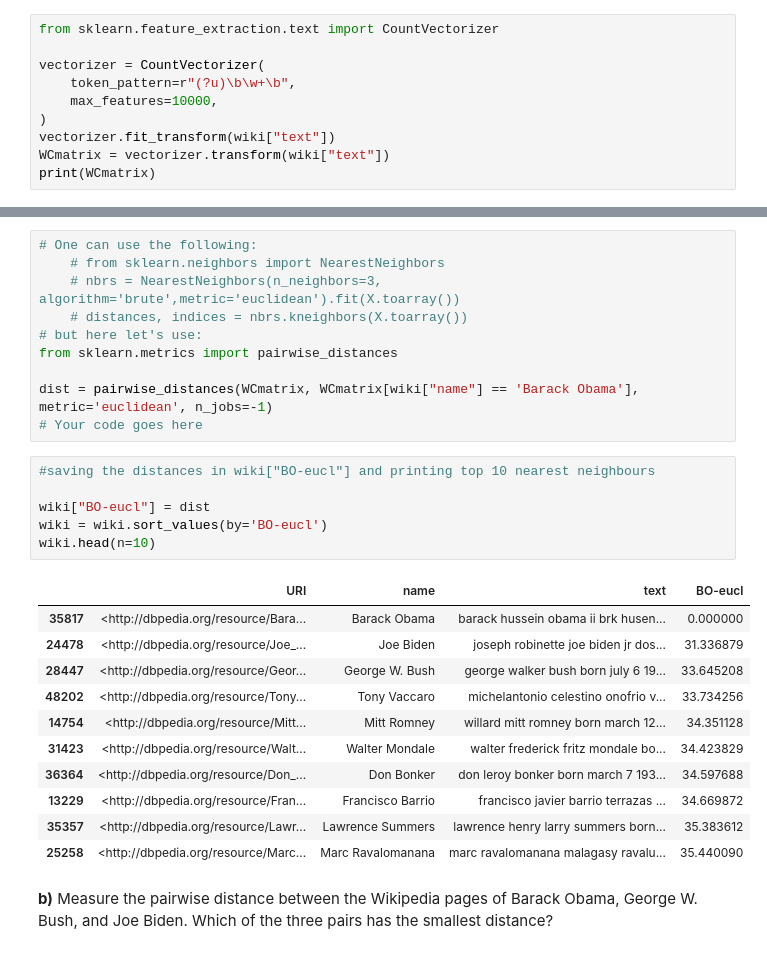
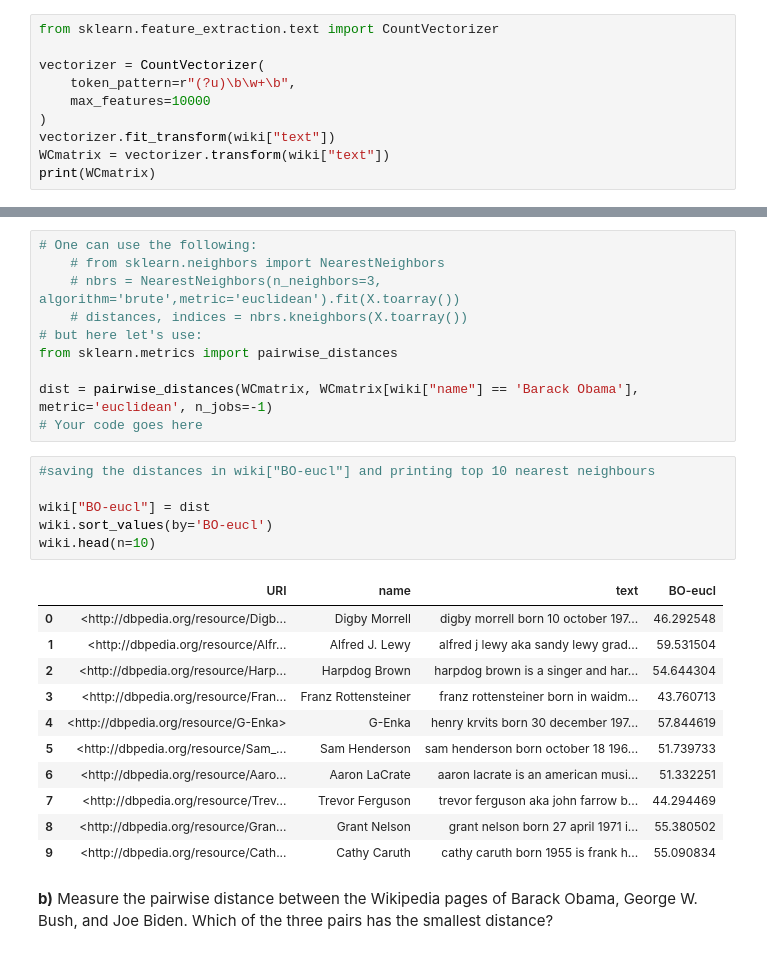
Before and after one commit to mawojcik/introduction_to_data_science, a Jupyter notebook: Lab_5/Assignment_5.ipynb, the cells around one changed output, grey strips where cells are left out. Cells and saved outputs as stored; diff of their text form.

Commit message:
Excercise 3a done. Fix: deleted overwriting wiki df in another exercise

```diff
--- a/Lab_5/Assignment_5.ipynb
+++ b/Lab_5/Assignment_5.ipynb
@@ -46,7 +46,7 @@ from sklearn.feature_extraction.text import CountVectorizer
 
 vectorizer = CountVectorizer(
     token_pattern=r"(?u)\b\w+\b",
-    max_features=10000,
+    max_features=10000
 )
 vectorizer.fit_transform(wiki["text"])
 WCmatrix = vectorizer.transform(wiki["text"])
@@ -88,21 +88,21 @@ dist = pairwise_distances(WCmatrix, WCmatrix[wiki["name"] == 'Barack Obama'], me
 # %%
 #saving the distances in wiki["BO-eucl"] and printing top 10 nearest neighbours
 
 wiki["BO-eucl"] = dist
-wiki = wiki.sort_values(by='BO-eucl')
+wiki.sort_values(by='BO-eucl')
 wiki.head(n=10)
 # %% [output]
 |  | URI | name | text | BO-eucl |
-| 35817 | <http://dbpedia.org/resource/Bara... | Barack Obama | barack hussein obama ii brk husen... | 0.000000 |
-| 24478 | <http://dbpedia.org/resource/Joe_... | Joe Biden | joseph robinette joe biden jr dos... | 31.336879 |
-| 28447 | <http://dbpedia.org/resource/Geor... | George W. Bush | george walker bush born july 6 19... | 33.645208 |
-| 48202 | <http://dbpedia.org/resource/Tony... | Tony Vaccaro | michelantonio celestino onofrio v... | 33.734256 |
-| 14754 | <http://dbpedia.org/resource/Mitt... | Mitt Romney | willard mitt romney born march 12... | 34.351128 |
-| 31423 | <http://dbpedia.org/resource/Walt... | Walter Mondale | walter frederick fritz mondale bo... | 34.423829 |
-| 36364 | <http://dbpedia.org/resource/Don_... | Don Bonker | don leroy bonker born march 7 193... | 34.597688 |
-| 13229 | <http://dbpedia.org/resource/Fran... | Francisco Barrio | francisco javier barrio terrazas ... | 34.669872 |
-| 35357 | <http://dbpedia.org/resource/Lawr... | Lawrence Summers | lawrence henry larry summers born... | 35.383612 |
-| 25258 | <http://dbpedia.org/resource/Marc... | Marc Ravalomanana | marc ravalomanana malagasy ravalu... | 35.440090 |
+| 0 | <http://dbpedia.org/resource/Digb... | Digby Morrell | digby morrell born 10 october 197... | 46.292548 |
+| 1 | <http://dbpedia.org/resource/Alfr... | Alfred J. Lewy | alfred j lewy aka sandy lewy grad... | 59.531504 |
+| 2 | <http://dbpedia.org/resource/Harp... | Harpdog Brown | harpdog brown is a singer and har... | 54.644304 |
+| 3 | <http://dbpedia.org/resource/Fran... | Franz Rottensteiner | franz rottensteiner born in waidm... | 43.760713 |
+| 4 | <http://dbpedia.org/resource/G-Enka> | G-Enka | henry krvits born 30 december 197... | 57.844619 |
+| 5 | <http://dbpedia.org/resource/Sam_... | Sam Henderson | sam henderson born october 18 196... | 51.739733 |
+| 6 | <http://dbpedia.org/resource/Aaro... | Aaron LaCrate | aaron lacrate is an american musi... | 51.332251 |
+| 7 | <http://dbpedia.org/resource/Trev... | Trevor Ferguson | trevor ferguson aka john farrow b... | 44.294469 |
+| 8 | <http://dbpedia.org/resource/Gran... | Grant Nelson | grant nelson born 27 april 1971 i... | 55.380502 |
+| 9 | <http://dbpedia.org/resource/Cath... | Cathy Caruth | cathy caruth born 1955 is frank h... | 55.090834 |
 # %% [markdown]
 **b)** Measure the pairwise distance between the Wikipedia pages of Barack Obama, George W. Bush, and Joe Biden. Which of the three pairs has the smallest distance?
 # %%
```
Also changed, not shown: parts of 3 cells of this notebook.
